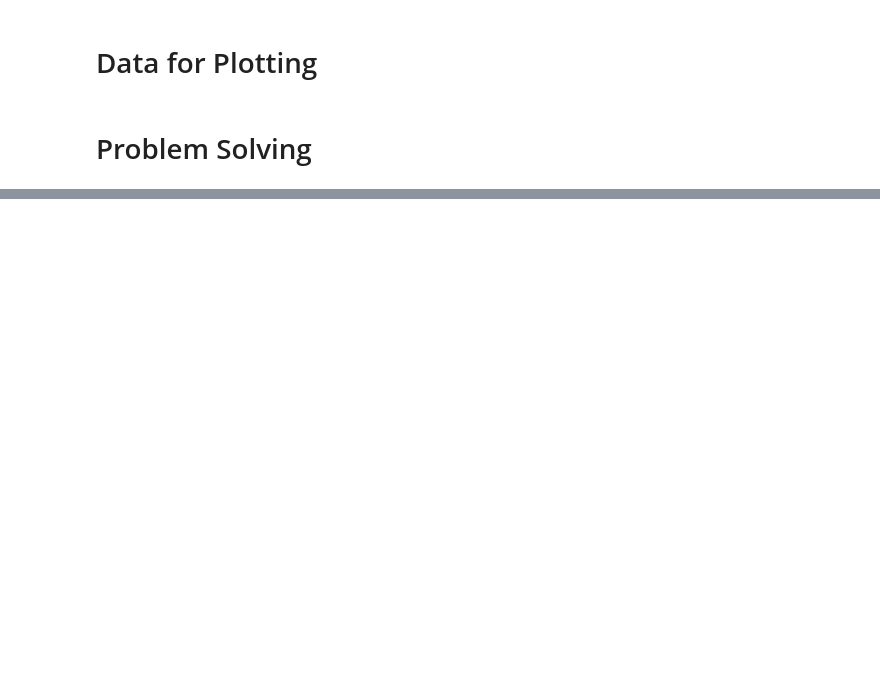
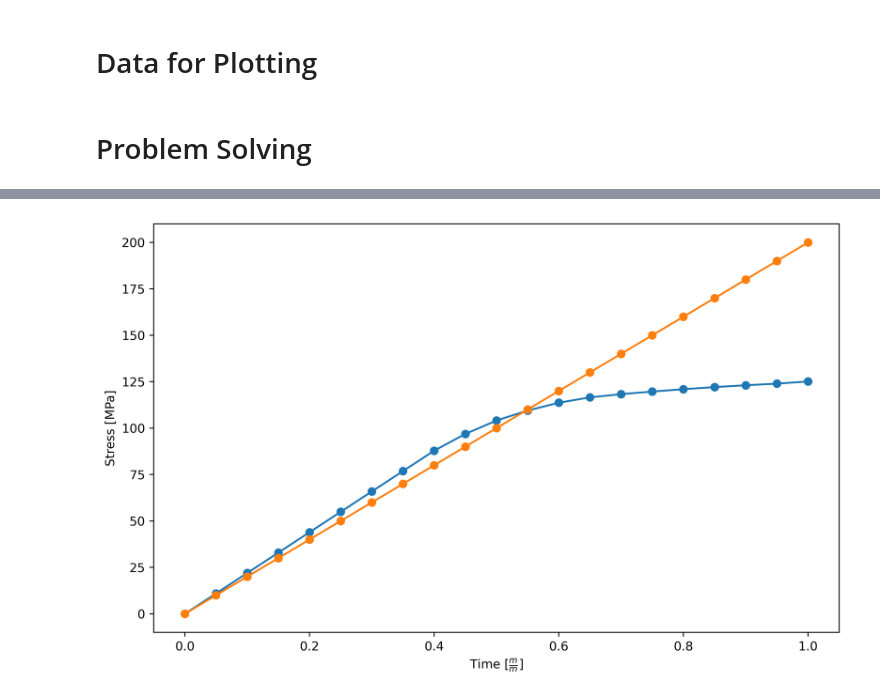
Before and after one commit to jorgenin/2.077-Fenicsx-Plasticity, a Jupyter notebook: 3d_Plasticity.ipynb, the cells around one changed output, grey strips where cells are left out. Cells and saved outputs as stored; diff of their text form; code cells hidden in the pictures; blank space fills up the shorter version.

```diff
--- a/3d_Plasticity.ipynb
+++ b/3d_Plasticity.ipynb
@@ -232,3 +245,19 @@ plt.show()
+# %%
+import matplotlib.pyplot as plt
+plt.figure(figsize=(10,6),dpi=500)
+plt.plot(results[:, 2],results[:, 1], "-o")
+plt.xlabel(r"Time [$\frac{m}{m}$]")
+plt.ylabel(r"Stress [MPa]")
+plt.grid()
+
+
+plt.plot(results[:, 2],200*results[:, 2], "-o")
+plt.xlabel(r"Time [$\frac{m}{m}$]")
+plt.ylabel(r"Stress [MPa]")
+plt.grid()
+plt.show()
+# %% [output]
+[figure, added]
 # %%
 results[-1,1]
 # %% [output]
```
Also changed, not shown: parts of 8 cells of this notebook, 3 other files.
